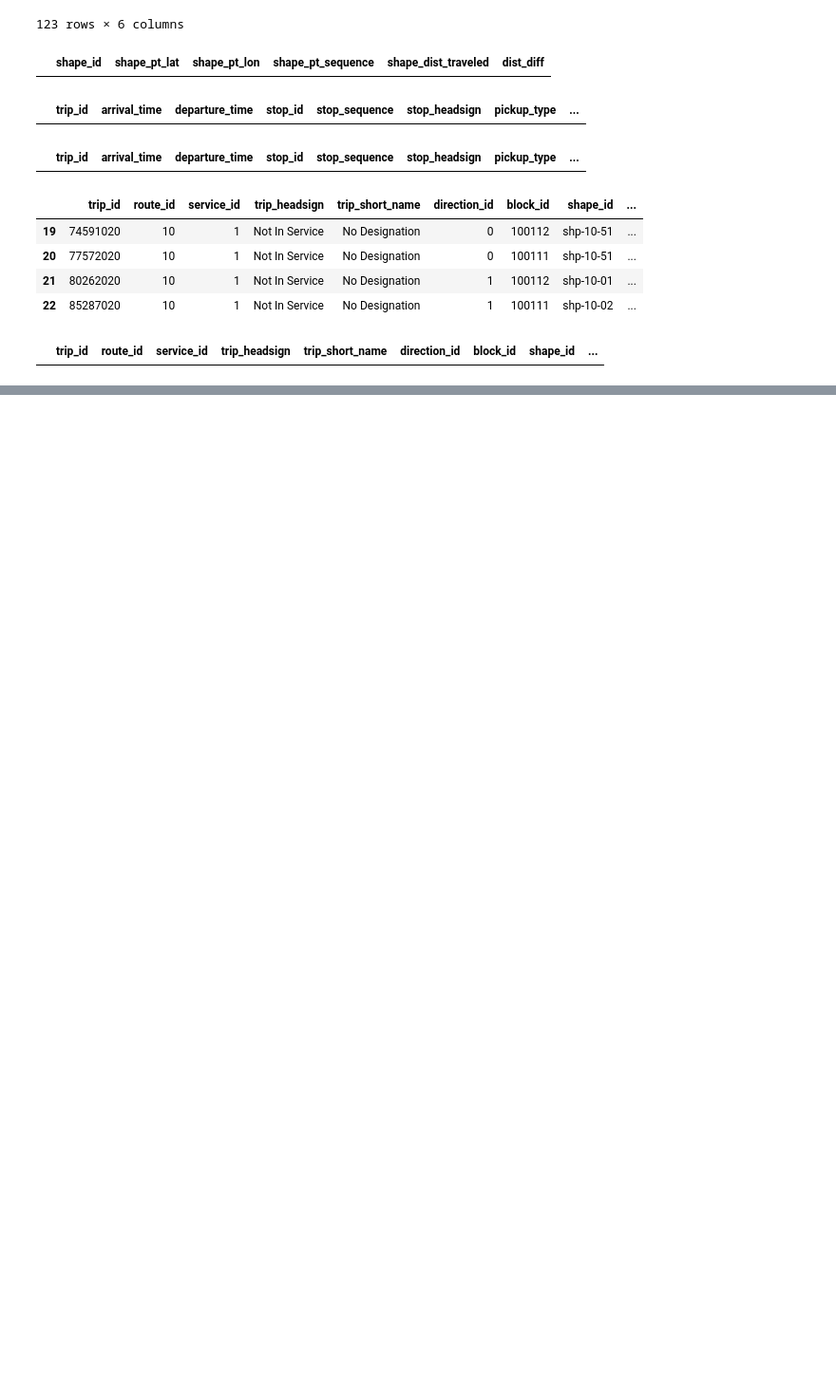
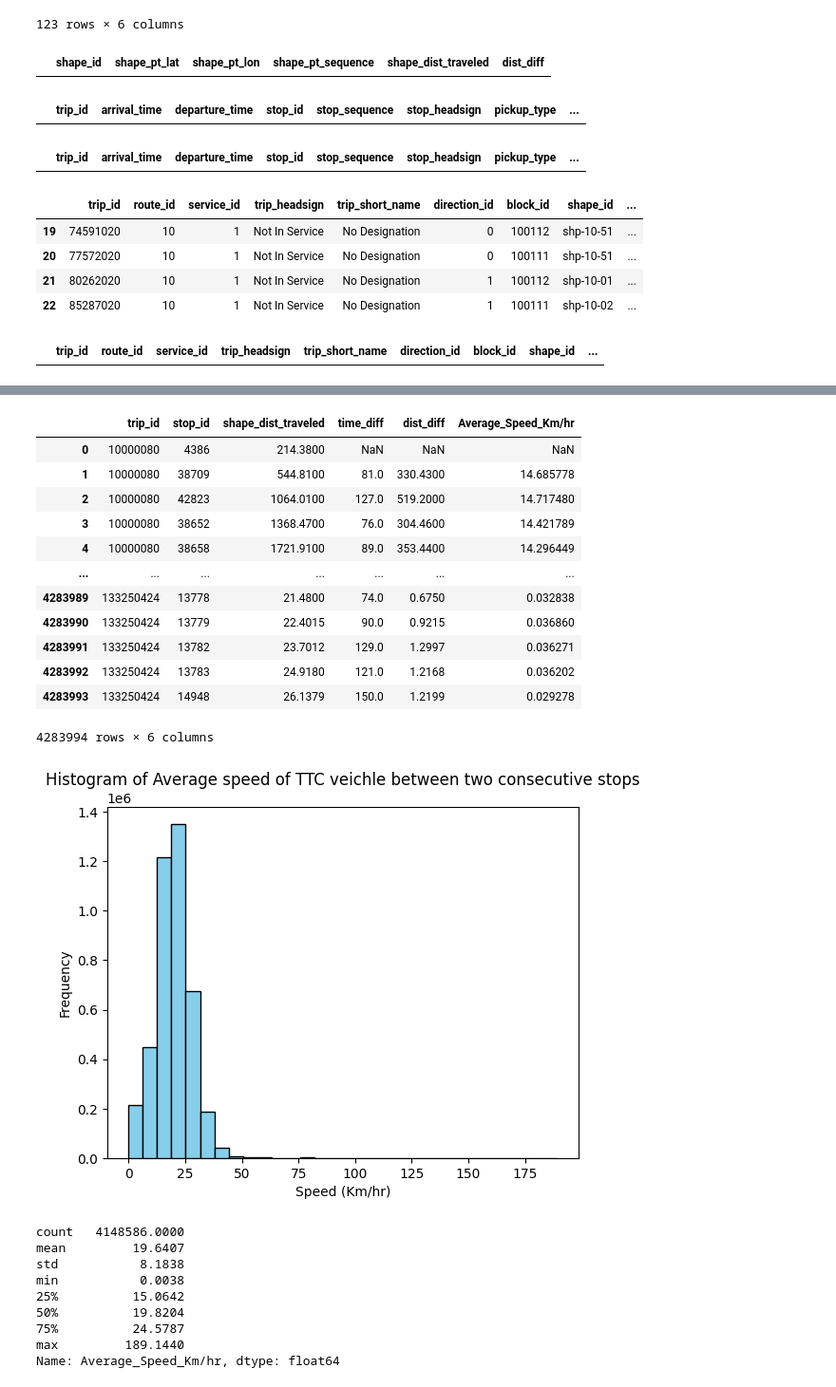
Before and after one commit to devslinky/TAL, a Jupyter notebook: GTFS_static_data_vis.ipynb, the cells around one changed output, grey strips where cells are left out. Shown at 95% size. Drawn from its saved outputs; the diff is of its cells as text; code cells hidden in the pictures; blank space fills up the shorter version.

```diff
--- a/GTFS_static_data_vis.ipynb
+++ b/GTFS_static_data_vis.ipynb
@@ -1989,11 +1992,12 @@ def time_to_seconds(t):
     return h * 3600 + m * 60 + s
 
 stop_times["arrival_time_seconds"] = stop_times["arrival_time"].apply(time_to_seconds)
+stop_times["departure_time_seconds"] = stop_times["departure_time"].apply(time_to_seconds)
 
 # now lets check
 
 stop_times["time_diff"] = (
-    stop_times.groupby("trip_id")["arrival_time_seconds"].diff()
+    stop_times["arrival_time_seconds"] - stop_times.groupby("trip_id")["departure_time_seconds"].shift(1)
 )
 
 invalid_stop_times = stop_times[stop_times["time_diff"] <= 0]
@@ -2039,0 +2070,53 @@ display(trips[trips["trip_headsign"] == "Not In Service"])
+# %%
+# lastly lets check for trips that are going too fast or too slow between two consecutive stops
+
+# first calculate average speed of transit veichle between two consecutive stops
+# we will do this by dividing the distance between the previous stop and current stop (in what i beleive is meters) with time difference between previous stop departure time and
+# current stop arrival time (time_diff) in seconds and multiplying by 3.6 to get km/hr
+
+
+stop_times["Average_Speed_Km/hr"] = stop_times["dist_diff"]/stop_times["time_diff"] * 3.6
+speed_of_veichle = stop_times[["trip_id", "stop_id","shape_dist_traveled", "time_diff", "dist_diff", "Average_Speed_Km/hr"]]
+display(speed_of_veichle)
+
+# lets generate a distribution of veichle speed between two stops
+
+plt.hist(speed_of_veichle["Average_Speed_Km/hr"], bins = 30, color='skyblue', edgecolor='black')
+
+# Add labels and title
+plt.title('Histogram of Average speed of TTC veichle between two consecutive stops')
+plt.xlabel('Speed (Km/hr)')
+plt.ylabel('Frequency')
+
+# Display the plot
+plt.show()
+
+pd.set_option('display.float_format', '{:.4f}'.format)
+
+print(speed_of_veichle["Average_Speed_Km/hr"].describe())
+
+pd.reset_option('display.float_format')
+# %% [output]
+|  | trip_id | stop_id | shape_dist_traveled | time_diff | dist_diff | Average_Speed_Km/hr |
+| 0 | 10000080 | 4386 | 214.3800 | NaN | NaN | NaN |
+| 1 | 10000080 | 38709 | 544.8100 | 81.0 | 330.4300 | 14.685778 |
+| 2 | 10000080 | 42823 | 1064.0100 | 127.0 | 519.2000 | 14.717480 |
+| 3 | 10000080 | 38652 | 1368.4700 | 76.0 | 304.4600 | 14.421789 |
+| 4 | 10000080 | 38658 | 1721.9100 | 89.0 | 353.4400 | 14.296449 |
+| ... | ... | ... | ... | ... | ... | ... |
+| 4283989 | 133250424 | 13778 | 21.4800 | 74.0 | 0.6750 | 0.032838 |
+| 4283990 | 133250424 | 13779 | 22.4015 | 90.0 | 0.9215 | 0.036860 |
+| 4283991 | 133250424 | 13782 | 23.7012 | 129.0 | 1.2997 | 0.036271 |
+| 4283992 | 133250424 | 13783 | 24.9180 | 121.0 | 1.2168 | 0.036202 |
+| 4283993 | 133250424 | 14948 | 26.1379 | 150.0 | 1.2199 | 0.029278 |
+4283994 rows × 6 columns
+[figure, added]
+count   4148586.0000
+mean         19.6407
+std           8.1838
+min           0.0038
+25%          15.0642
+50%          19.8204
+75%          24.5787
+max         189.1440
+Name: Average_Speed_Km/hr, dtype: float64
```
Also changed, not shown: parts of 13 cells of this notebook.
